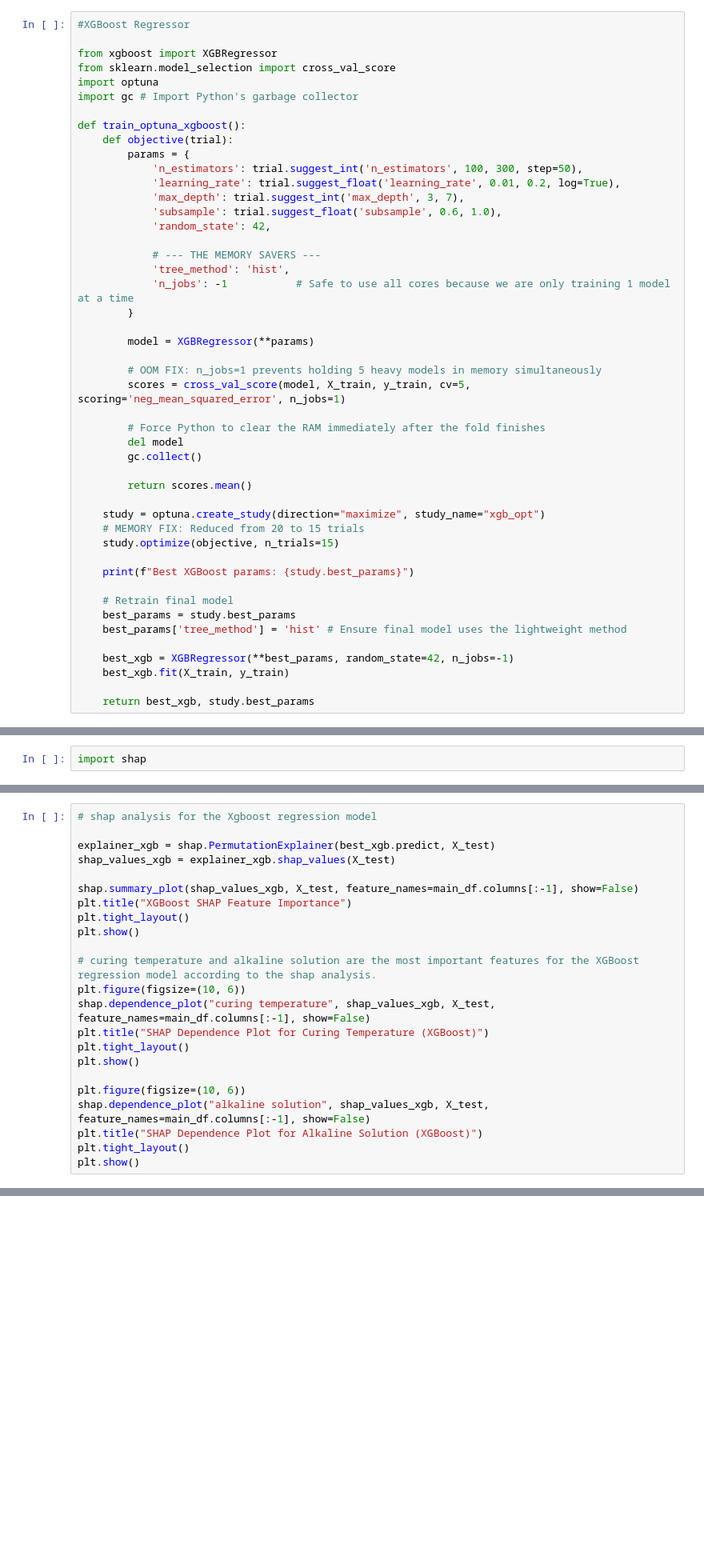
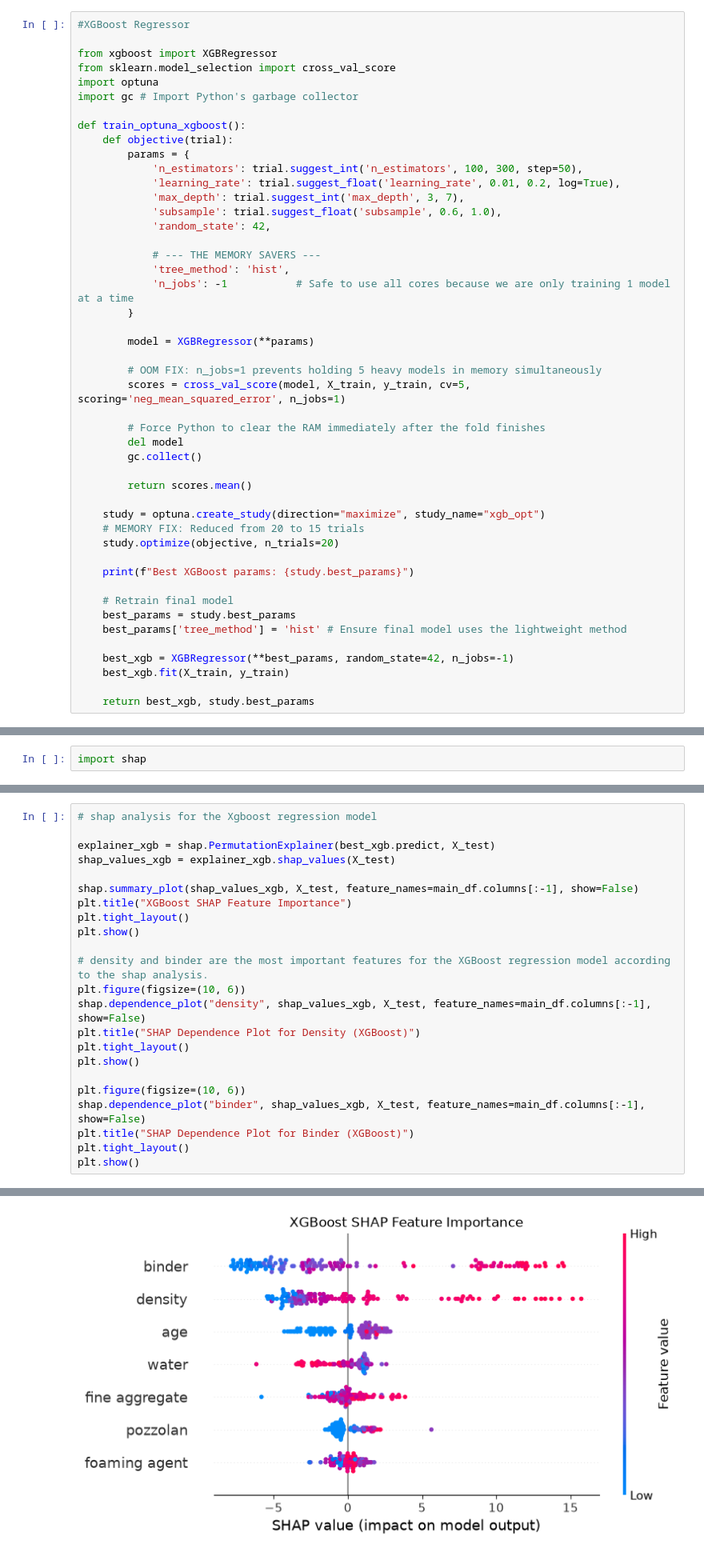
Before and after one commit to IAM-MUKUND/advanced-concrete-analysis, a Jupyter notebook: lightweight_dataset_research.ipynb, the cells around one changed output, grey strips where cells are left out. Shown at 80% size. Saved outputs shown, nothing was run; the diff lists cells and outputs as text; blank space fills up the shorter version.

```diff
--- a/lightweight_dataset_research.ipynb
+++ b/lightweight_dataset_research.ipynb
@@ -518,7 +519,7 @@ def train_optuna_xgboost():
 
     study = optuna.create_study(direction="maximize", study_name="xgb_opt")
     # MEMORY FIX: Reduced from 20 to 15 trials
-    study.optimize(objective, n_trials=15)
+    study.optimize(objective, n_trials=20)
 
     print(f"Best XGBoost params: {study.best_params}")
 
@@ -1003,15 +1053,16 @@ plt.title("XGBoost SHAP Feature Importance")
 plt.tight_layout()
 plt.show()
 
-# curing temperature and alkaline solution are the most important features for the XGBoost regression model according to the shap analysis.
+# density and binder are the most important features for the XGBoost regression model according to the shap analysis.
 plt.figure(figsize=(10, 6))
-shap.dependence_plot("curing temperature", shap_values_xgb, X_test, feature_names=main_df.columns[:-1], show=False)
-plt.title("SHAP Dependence Plot for Curing Temperature (XGBoost)")
+shap.dependence_plot("density", shap_values_xgb, X_test, feature_names=main_df.columns[:-1], show=False)
+plt.title("SHAP Dependence Plot for Density (XGBoost)")
 plt.tight_layout()
 plt.show()
 
 plt.figure(figsize=(10, 6))
-shap.dependence_plot("alkaline solution", shap_values_xgb, X_test, feature_names=main_df.columns[:-1], show=False)
-plt.title("SHAP Dependence Plot for Alkaline Solution (XGBoost)")
+shap.dependence_plot("binder", shap_values_xgb, X_test, feature_names=main_df.columns[:-1], show=False)
+plt.title("SHAP Dependence Plot for Binder (XGBoost)")
 plt.tight_layout()
 plt.show()
+# %% [output]
@@ -1017,0 +1070 @@ plt.show()
+[figure, added]
```
Also changed, not shown: parts of 31 cells of this notebook.
